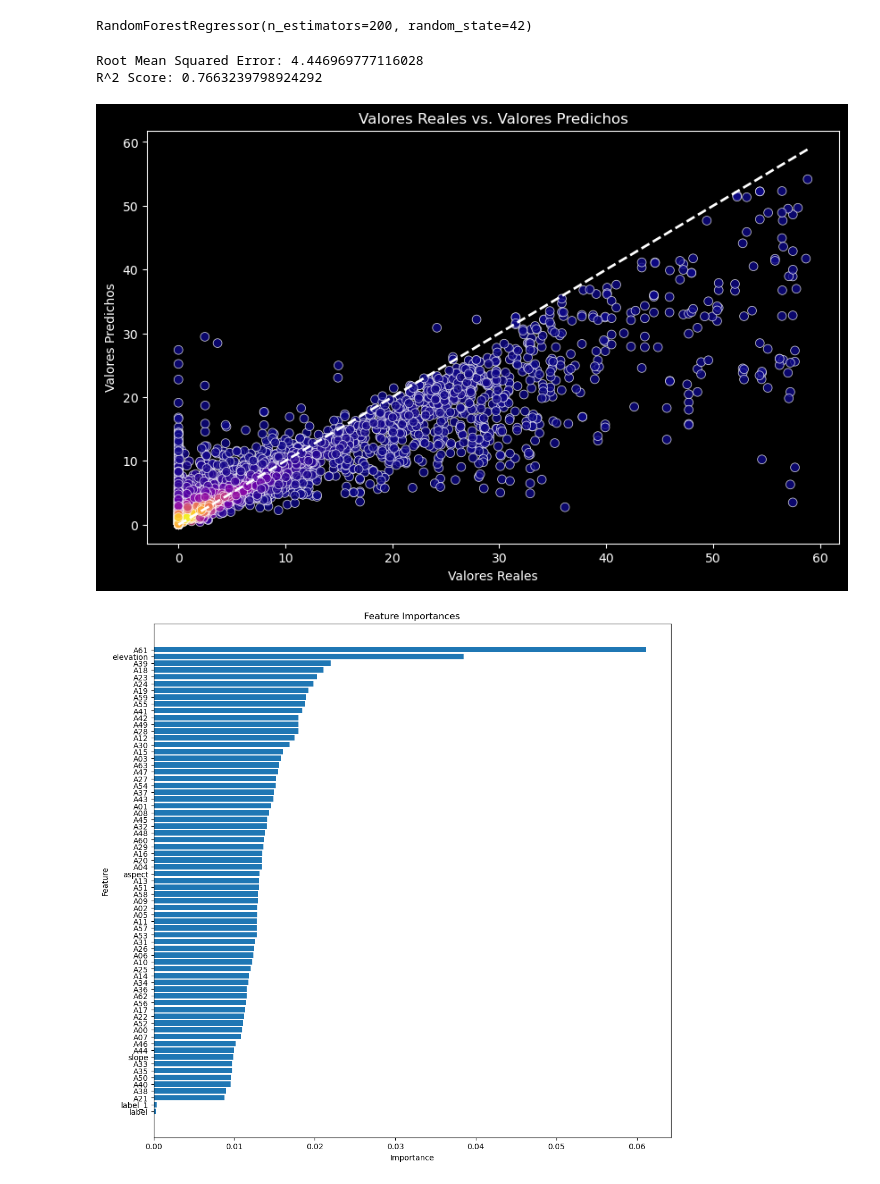
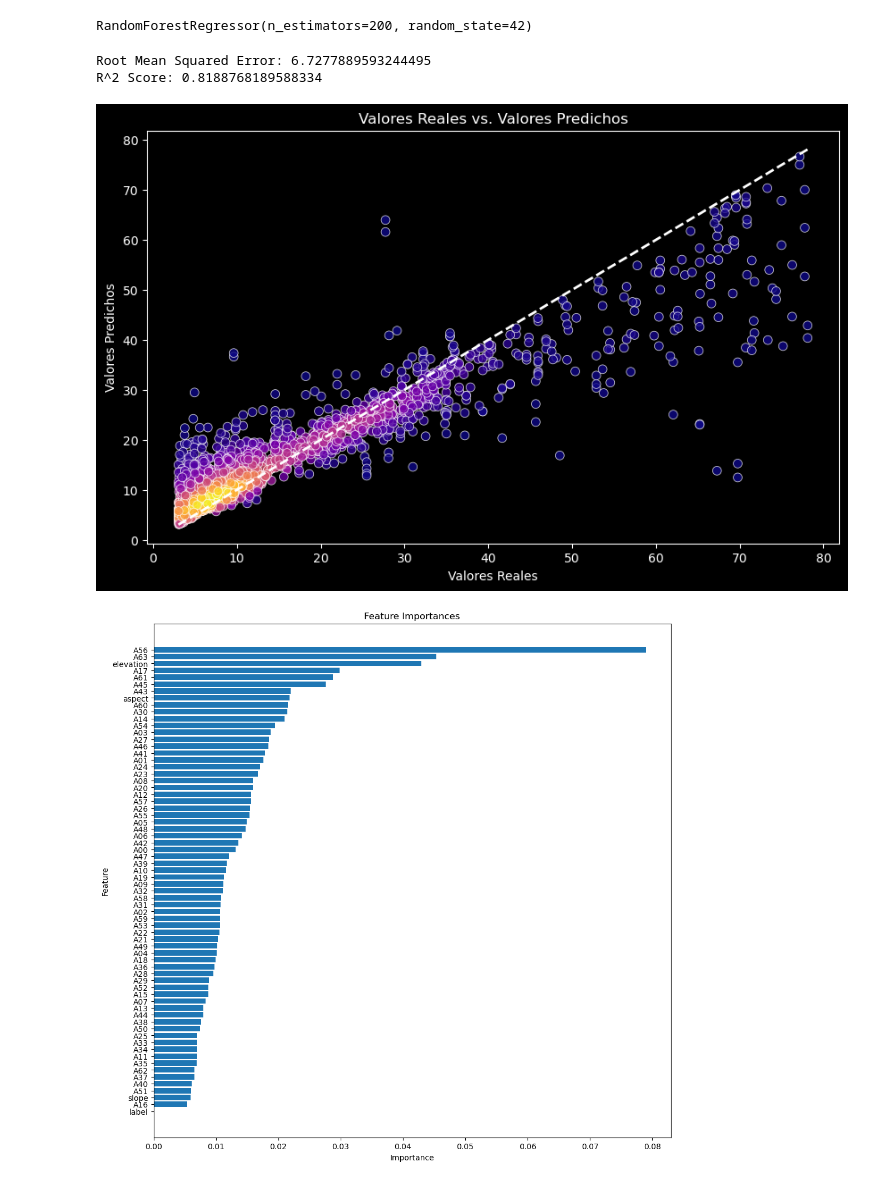
Before and after one commit to FacuBoladeras/BiomassEstimate, a Jupyter notebook: Notebooks/ModelGEE.ipynb, the cells around one changed output. Cells and saved outputs as stored; diff of their text form; code cells hidden in the pictures.

```diff
--- a/Notebooks/ModelGEE.ipynb
+++ b/Notebooks/ModelGEE.ipynb
@@ -71,3 +71,6 @@ Data columns (total 72 columns):
  71  .geo          38037 non-null  object
 dtypes: float64(65), int64(6), object(1)
 memory usage: 20.9+ MB
+# %%
+df_trees = combined_df[(combined_df["label"] == 1) & (combined_df["rh98"] > 3)]
+df_trees.info()
@@ -125,7 +146,7 @@ def remove_outliers(df, column_name):
 
     return df_filtered
 
-df_filtered_remove = remove_outliers(combined_df, "rh98")
+df_filtered_remove = remove_outliers(df_trees, "rh98")
 df_filtered_remove.info()
 # %% [output]
 <class 'pandas.core.frame.DataFrame'>
@@ -319,7 +340,7 @@ best_rf
 RandomForestRegressor(n_estimators=200, random_state=42)
 # %%
 import numpy as np
-rf = RandomForestRegressor(max_depth= None, min_samples_leaf= 1, min_samples_split= 2, n_estimators= 200, random_state=42)
+rf = RandomForestRegressor(max_depth= None, min_samples_leaf= 1, min_samples_split= 2, n_estimators= 100, random_state=42)
 
 rf.fit(X_train, y_train)
 
@@ -332,8 +353,8 @@ r2 = r2_score(y_test, y_pred)
 print(f'Root Mean Squared Error: {rmse}')
 print(f'R^2 Score: {r2}')
 # %% [output]
-Root Mean Squared Error: 4.446969777116028
-R^2 Score: 0.7663239798924292
+Root Mean Squared Error: 6.7277889593244495
+R^2 Score: 0.8188768189588334
 # %%
 import matplotlib.pyplot as plt
 import numpy as np
@@ -367,33 +388,33 @@ plt.savefig('real_vs_predicho2.png', facecolor='black')
 
 plt.show()
 # %% [output]
-[figure, old version]
+[figure, new version]
 # %%
 import matplotlib.pyplot as plt
 
-feature_importances = best_rf.feature_importances_
+feature_importances = rf.feature_importances_
 
 # Crear un DataFrame para organizar las importancias de las características
 feature_importances_df = pd.DataFrame({
     'Feature': X_train.columns,
     'Importance': feature_importances
 })
 
 # Ordenar el DataFrame por importancia
 feature_importances_df = feature_importances_df.sort_values(by='Importance', ascending=False)
 feature_importances_df
 
 plt.figure(figsize=(12, 12))
 plt.barh(feature_importances_df['Feature'], feature_importances_df['Importance'])
 plt.xlabel('Importance')
 plt.ylabel('Feature')
 plt.title('Feature Importances')
 plt.gca().invert_yaxis()
 plt.show()
 
 band_list = ['A20','A14','A48','A36','A04','A29','A38','A40','elevation','aspect', 'slope']
 # %% [output]
-[figure, old version]
+[figure, new version]
 # %%
 band_list = ['A00', 'A01', 'A02', 'A03', 'A04', 'A05', 'A06', 'A07', 'A08', 'A09', 'A10', 'A11', 'A12', 'A13', 'A14', 'A15', 'A16', 'A17', 'A18', 'A19', 'A20', 'A21', 'A22', 'A23', 'A24', 'A25', 'A26', 'A27', 'A28', 'A29', 'A30', 'A31', 'A32', 'A33', 'A34', 'A35', 'A36', 'A37', 'A38', 'A39', 'A40', 'A41', 'A42', 'A43', 'A44', 'A45', 'A46', 'A47', 'A48', 'A49', 'A50', 'A51', 'A52', 'A53', 'A54', 'A55', 'A56', 'A57', 'A58', 'A59', 'A60', 'A61', 'A62', 'A63', 'aspect', 'elevation', 'label', 'slope']
 
```
Also changed, not shown: parts of 7 cells of this notebook, 2 other files.
